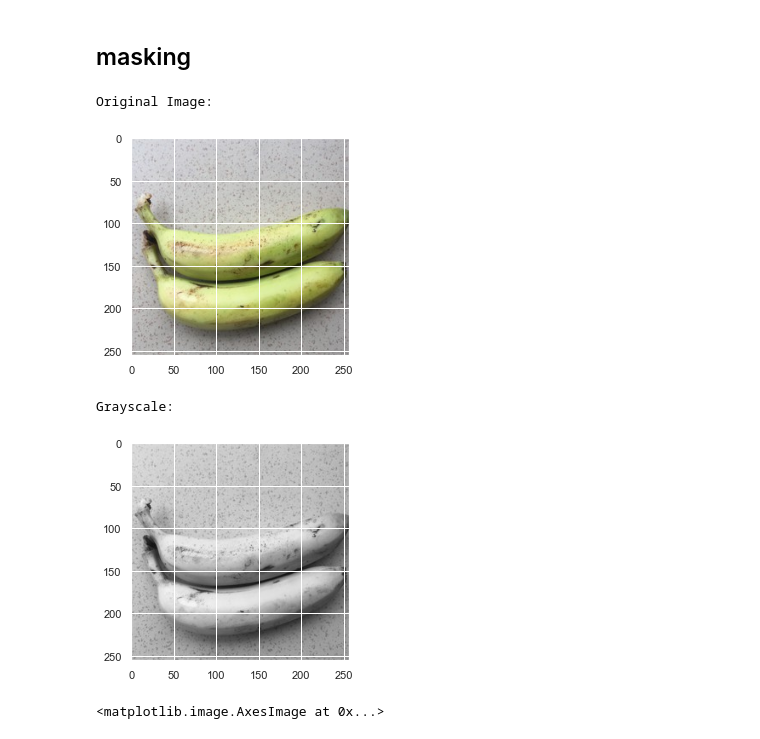
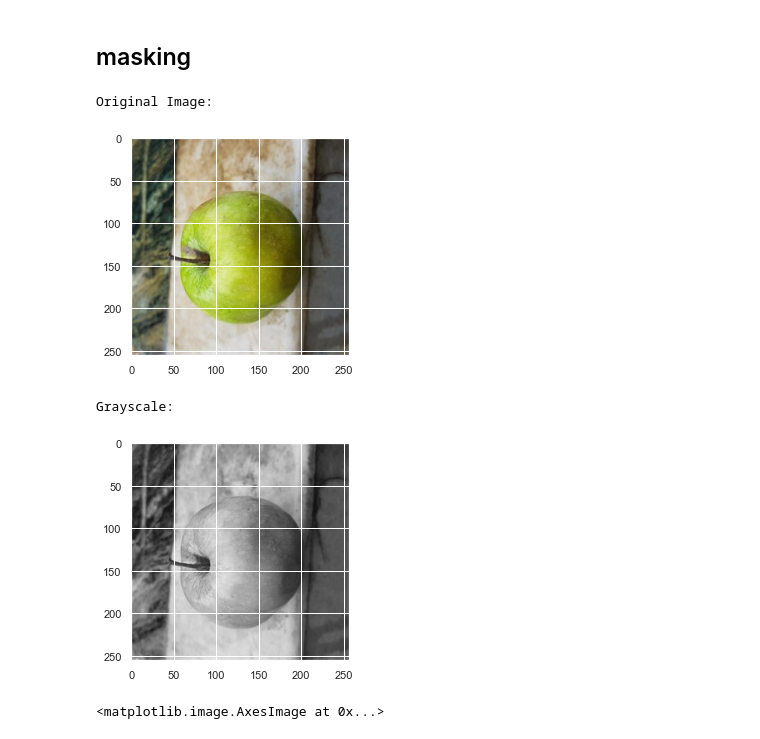
Before and after one commit to ChetanKrishna07/Fruit_Recognition, a Jupyter notebook: ImageProssesing.ipynb, the cells around one changed output. Saved outputs shown, nothing was run; the diff lists cells and outputs as text; code cells hidden in the pictures.

Commit message:
Try different images

```diff
--- a/ImageProssesing.ipynb
+++ b/ImageProssesing.ipynb
@@ -143,14 +156,14 @@ mid.shape
 # %% [markdown]
 ## masking
 # %%
-image = testX[600]
+image = testX[20]
 plt.imshow(image)
 gray = grayScale(image)
 # %% [output]
 Original Image:
-[figure, old version]
+[figure, new version]
 Grayscale:
-[figure, old version]
+[figure, new version]
 # %%
 mask = np.zeros(gray.shape[:2], dtype="uint8")
 cv2.rectangle(mask, (0, 250), (300, 50), 255, -1)
```
Also changed, not shown: parts of 5 cells of this notebook, 4 other files.
